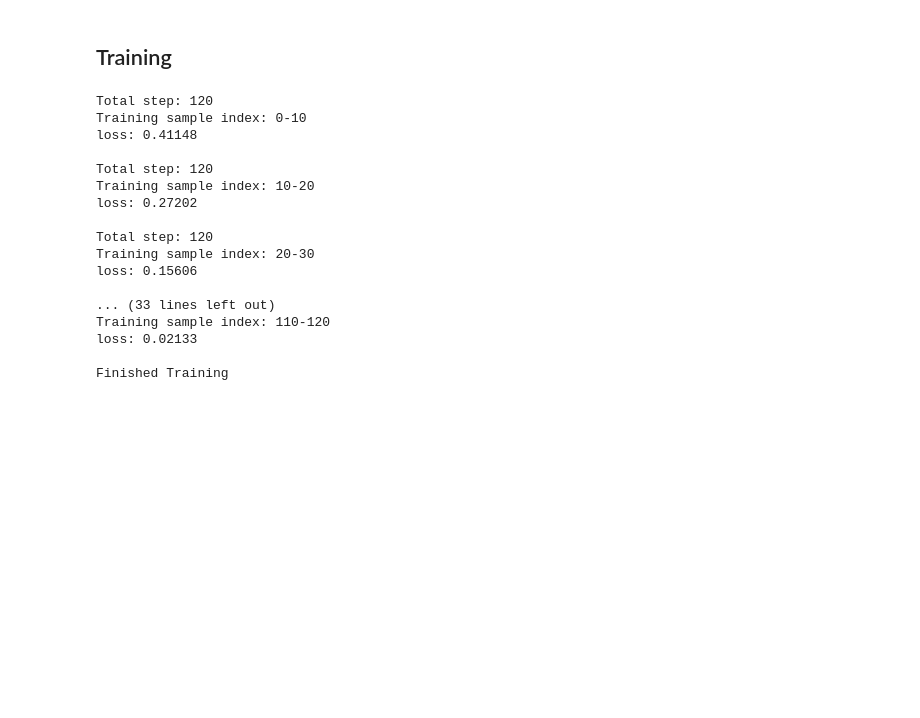
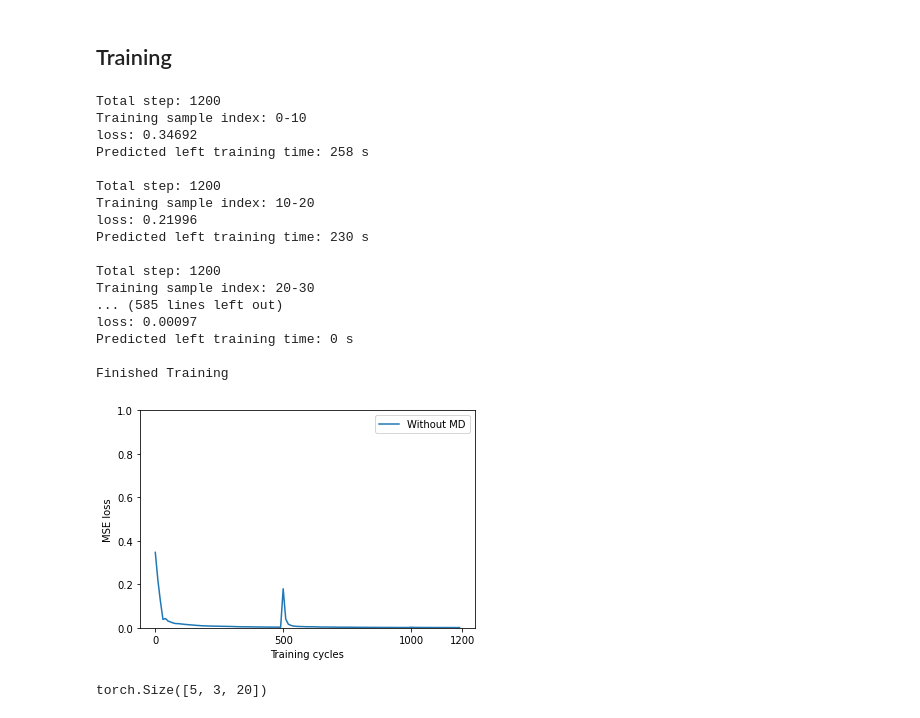
Before and after one commit to weilongzheng/PFC_MD_Modeling, a Jupyter notebook: tmp/LSTM_MD.ipynb, the cells around one changed output. Saved outputs shown, nothing was run; the diff lists cells and outputs as text; code cells hidden in the pictures; blank space fills up the shorter version.

Commit message:
modified LSTM_MD.ipynb and task.py

```diff
--- a/tmp/LSTM_MD.ipynb
+++ b/tmp/LSTM_MD.ipynb
@@ -19,7 +22,7 @@ blocklen = [500, 500, 200]
 block_cueingcontext = [0, 1, 0]
 tsteps = 200
 cuesteps = 100
-batch_size = 10
+batch_size = 1 # always set to 1 right now
 
 dataset = RihkyeTask(num_cueingcontext=num_cueingcontext, num_cue=num_cue, num_rule=num_rule, rule=rule, blocklen=blocklen, \
 block_cueingcontext=block_cueingcontext, tsteps=tsteps, cuesteps=cuesteps, batch_size=batch_size)
@@ -55,8 +104,12 @@ input_size = 4 # 4 cues
 hidden_size = 200
 output_size = 2 # 2 rules
 num_layers = 1
+Num_MD = 10
+num_active = 5
+tsteps = 200
 
-model = LSTM_MD(input_size=input_size, hidden_size=hidden_size, output_size=output_size, num_layers=num_layers)
+model = LSTM_MD(input_size=input_size, hidden_size=hidden_size, output_size=output_size, num_layers=num_layers, Num_MD=Num_MD, \
+    num_active=num_active, tsteps=tsteps)
 
 criterion = nn.MSELoss()
 optimizer = torch.optim.Adam(model.parameters(), lr=1e-3)
@@ -65,13 +118,19 @@ optimizer = torch.optim.Adam(model.parameters(), lr=1e-3)
 total_step = sum(blocklen)//batch_size
 print_step = 10
 running_loss = 0.0
+running_train_time = 0
+losses = []
+timestamps = []
 model_name = 'model-' + str(int(time.time()))
 savemodel = False
 
 
 for i in range(total_step):
+
+    train_time_start = time.time()
+
+    # extract data
     inputs, labels = dataset()
-
     inputs = torch.from_numpy(inputs).type(torch.float)
     labels = torch.from_numpy(labels).type(torch.float)
 
@@ -79,23 +138,31 @@ for i in range(total_step):
     optimizer.zero_grad()
 
     # forward + backward + optimize
-    outputs = model(inputs)
-
+    outputs = model(inputs, labels)
     loss = criterion(outputs, labels)
     loss.backward()
     torch.nn.utils.clip_grad_norm_(model.parameters(), 1.0) # normalization
     optimizer.step()
 
+    # print statistics
+    running_train_time += time.time() - train_time_start
+    running_loss += loss.item()
 
-    # print statistics
-    running_loss += loss.item()
     if i % print_step == (print_step - 1):
         print('Total step: {:d}'.format(total_step))
         print('Training sample index: {:d}-{:d}'.format(i+1-print_step, i+1))
 
         # running loss
-        print('loss: {:0.5f}'.format(running_loss / print_step), '\n')
+        print('loss: {:0.5f}'.format(running_loss / print_step))
+        losses.append(running_loss / print_step)
+        timestamps.append(i+1-print_step)
         running_loss = 0.0
+
+        # training time
+        print('Predicted left training time: {:0.0f} s'.format(
+        (running_train_time) * (total_step - i - 1) / print_step),
+        end='\n\n')
+        running_train_time = 0
 
         if savemodel:
             # save model every print_step
@@ -113,20 +180,44 @@ for i in range(total_step):
 
 print('Finished Training')
 # %% [output]
-Total step: 120
+Total step: 1200
 Training sample index: 0-10
-loss: 0.41148
+loss: 0.34692
+Predicted left training time: 258 s
 
-Total step: 120
+Total step: 1200
 Training sample index: 10-20
-loss: 0.27202
+loss: 0.21996
+Predicted left training time: 230 s
 
-Total step: 120
+Total step: 1200
 Training sample index: 20-30
-loss: 0.15606
-
-... (33 lines left out)
-Training sample index: 110-120
-loss: 0.02133
+... (585 lines left out)
+loss: 0.00097
+Predicted left training time: 0 s
 
 Finished Training
+# %%
+import matplotlib.pyplot as plt
+
+plt.plot(timestamps, losses, label='Without MD')
+plt.xlabel('Training cycles')
+plt.ylabel('MSE loss')
+plt.legend()
+plt.xticks([0, 500, 1000, 1200])
+plt.ylim([0.0, 1.0])
+plt.yticks([0.0, 0.2, 0.4, 0.6, 0.8, 1.0])
+plt.show()
+# %% [output]
+[figure, added]
+# %%
+#lstm = nn.LSTM(input_size=10, hidden_size=20, num_layers=1, proj_size=2)
+lstm = nn.LSTM(input_size=10, hidden_size=20, num_layers=1)
+input = torch.randn(5, 3, 10)
+#h0 = torch.randn(1, 3, 20)
+#c0 = torch.randn(1, 3, 20)
+output, _= lstm(input)
+
+print(output.shape)
+# %% [output]
+torch.Size([5, 3, 20])
```
Also changed, not shown: parts of 3 cells of this notebook, 1 other file.
